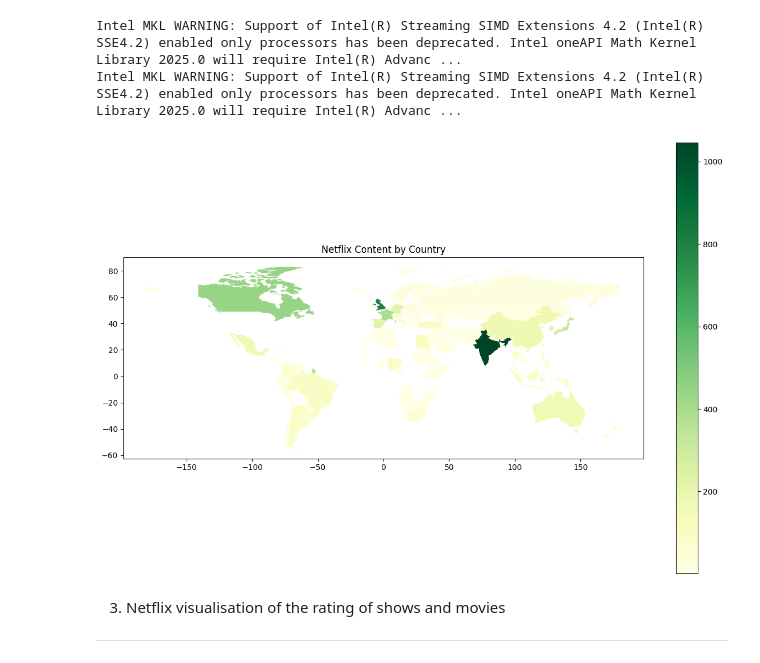
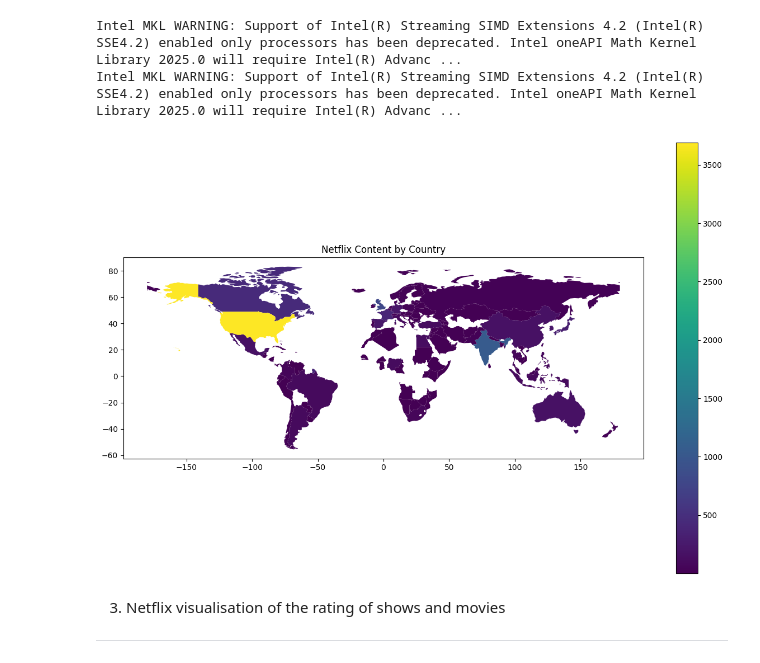
Before and after one commit to lewah/mangosplit, a Jupyter notebook: Netflix_project/visualisation_netflix_data.ipynb, the cells around one changed output. Cells and saved outputs as stored; diff of their text form; code cells hidden in the pictures.

Commit message:
release world map visualization

```diff
--- a/Netflix_project/visualisation_netflix_data.ipynb
+++ b/Netflix_project/visualisation_netflix_data.ipynb
@@ -111,3 +127,6 @@ country_counts = countries_df['country'].value_counts()
+# %%
+# import file after cleaning
+netflix_country_data = pd.read_csv("dataset/country_counts_v2.csv")
 # %%
 import geopandas as gpd
 # %% [output]
@@ -116,16 +135,20 @@ Intel MKL WARNING: Support of Intel(R) Streaming SIMD Extensions 4.2 (Intel(R) S
 # %%
 
 # Load the country geometries from a GeoJSON file
-world = gpd.read_file(gpd.datasets.get_path('naturalearth_lowres'))
+# world = gpd.read_file(gpd.datasets.get_path('naturalearth_lowres'))
+
+# Check and ensure data types
+# country_counts['count'] = country_counts['count'].astype(int)
+netflix_country_data['count'] = netflix_country_data['count'].astype(int)
 
 # Merge your country counts data with the country geometries
-merged_data = world.merge(country_counts, left_on='name', right_on=country_counts.index, how='left')
+merged_data = world.merge(netflix_country_data, left_on='name', right_on='country', how='left')
 
 # Visualize the data on a choropleth map
 fig, ax = plt.subplots(1, 1, figsize=(15, 10))
-merged_data.plot(column='count', cmap='YlGn', linewidth=0.8, ax=ax, legend=True)
+merged_data.plot(column='count', cmap='viridis', linewidth=0.8, ax=ax, legend=True)
 
 plt.title('Netflix Content by Country')
 plt.show()
 # %% [output]
-[figure, old version]
+[figure, new version]
```
Also changed, not shown: parts of 2 cells of this notebook.
